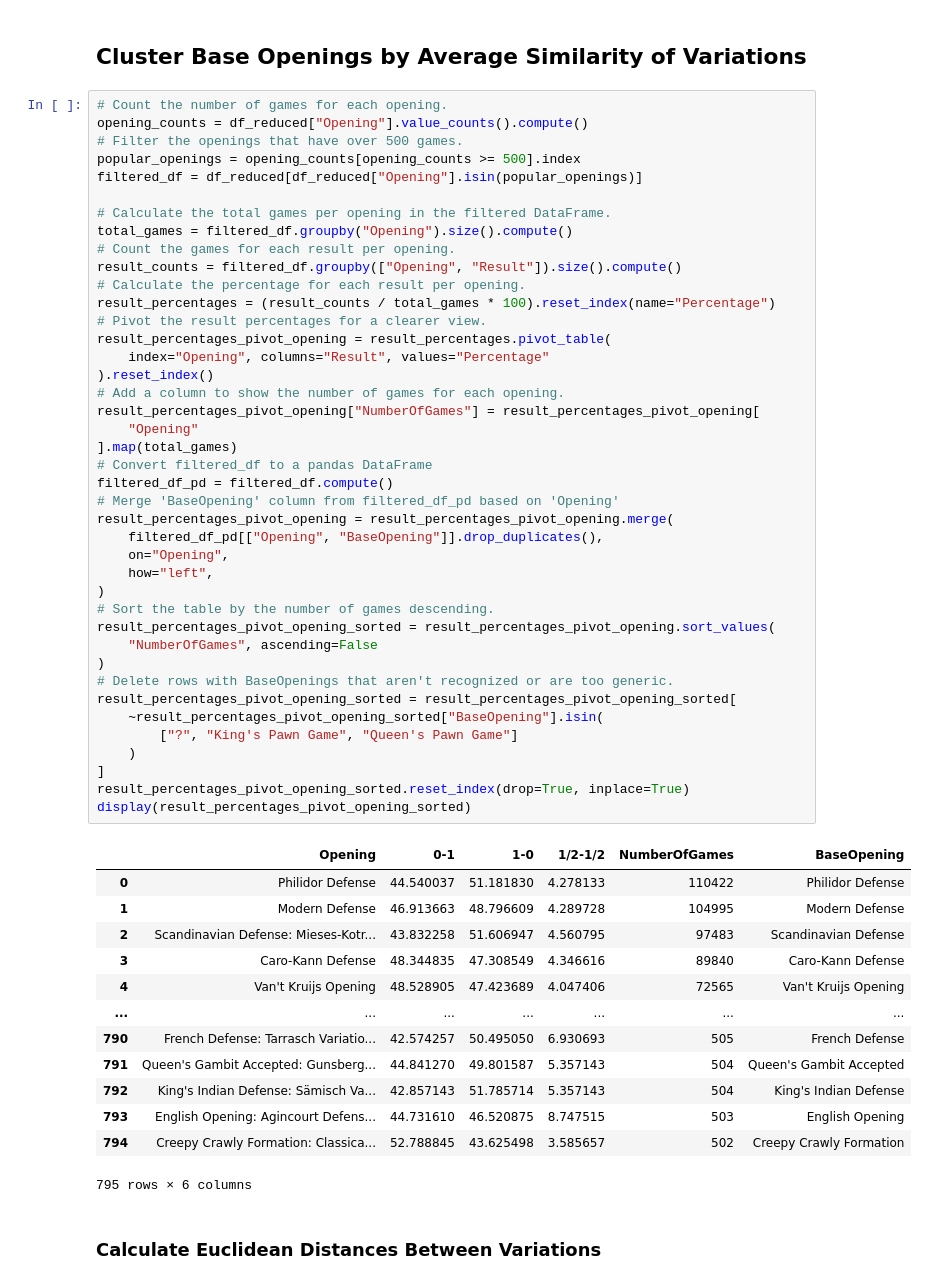
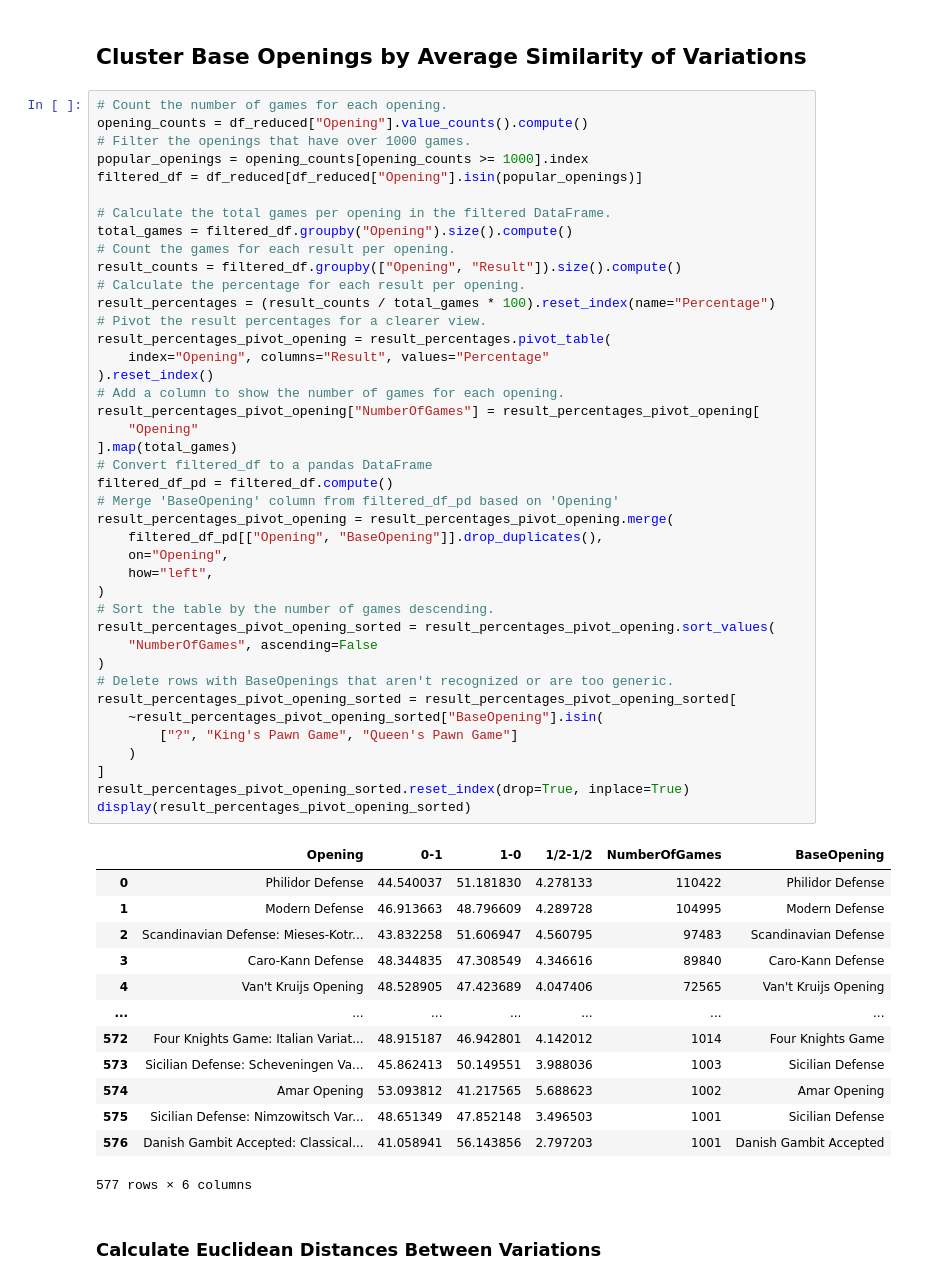
Before and after one commit to IsaacCheng9/machine-learning-in-chess, a Jupyter notebook: src/analyse_chess_data.ipynb, the cells around one changed output. Saved outputs shown, nothing was run; the diff lists cells and outputs as text.

```diff
--- a/src/analyse_chess_data.ipynb
+++ b/src/analyse_chess_data.ipynb
@@ -2645,8 +2645,8 @@ Mean Absolute Error: 6793.425524495394
 # %%
 # Count the number of games for each opening.
 opening_counts = df_reduced["Opening"].value_counts().compute()
-# Filter the openings that have over 500 games.
-popular_openings = opening_counts[opening_counts >= 500].index
+# Filter the openings that have over 1000 games.
+popular_openings = opening_counts[opening_counts >= 1000].index
 filtered_df = df_reduced[df_reduced["Opening"].isin(popular_openings)]
 
 # Calculate the total games per opening in the filtered DataFrame.
@@ -2664,39 +2664,39 @@ result_percentages_pivot_opening["NumberOfGames"] = result_percentages_pivot_ope
     "Opening"
 ].map(total_games)
 # Convert filtered_df to a pandas DataFrame
 filtered_df_pd = filtered_df.compute()
 # Merge 'BaseOpening' column from filtered_df_pd based on 'Opening'
 result_percentages_pivot_opening = result_percentages_pivot_opening.merge(
     filtered_df_pd[["Opening", "BaseOpening"]].drop_duplicates(),
     on="Opening",
     how="left",
 )
 # Sort the table by the number of games descending.
 result_percentages_pivot_opening_sorted = result_percentages_pivot_opening.sort_values(
     "NumberOfGames", ascending=False
 )
 # Delete rows with BaseOpenings that aren't recognized or are too generic.
 result_percentages_pivot_opening_sorted = result_percentages_pivot_opening_sorted[
     ~result_percentages_pivot_opening_sorted["BaseOpening"].isin(
         ["?", "King's Pawn Game", "Queen's Pawn Game"]
     )
 ]
 result_percentages_pivot_opening_sorted.reset_index(drop=True, inplace=True)
 display(result_percentages_pivot_opening_sorted)
 # %% [output]
 |  | Opening | 0-1 | 1-0 | 1/2-1/2 | NumberOfGames | BaseOpening |
 | 0 | Philidor Defense | 44.540037 | 51.181830 | 4.278133 | 110422 | Philidor Defense |
 | 1 | Modern Defense | 46.913663 | 48.796609 | 4.289728 | 104995 | Modern Defense |
 | 2 | Scandinavian Defense: Mieses-Kotr... | 43.832258 | 51.606947 | 4.560795 | 97483 | Scandinavian Defense |
 | 3 | Caro-Kann Defense | 48.344835 | 47.308549 | 4.346616 | 89840 | Caro-Kann Defense |
 | 4 | Van't Kruijs Opening | 48.528905 | 47.423689 | 4.047406 | 72565 | Van't Kruijs Opening |
 | ... | ... | ... | ... | ... | ... | ... |
-| 790 | French Defense: Tarrasch Variatio... | 42.574257 | 50.495050 | 6.930693 | 505 | French Defense |
-| 791 | Queen's Gambit Accepted: Gunsberg... | 44.841270 | 49.801587 | 5.357143 | 504 | Queen's Gambit Accepted |
-| 792 | King's Indian Defense: Sämisch Va... | 42.857143 | 51.785714 | 5.357143 | 504 | King's Indian Defense |
-| 793 | English Opening: Agincourt Defens... | 44.731610 | 46.520875 | 8.747515 | 503 | English Opening |
-| 794 | Creepy Crawly Formation: Classica... | 52.788845 | 43.625498 | 3.585657 | 502 | Creepy Crawly Formation |
+| 572 | Four Knights Game: Italian Variat... | 48.915187 | 46.942801 | 4.142012 | 1014 | Four Knights Game |
+| 573 | Sicilian Defense: Scheveningen Va... | 45.862413 | 50.149551 | 3.988036 | 1003 | Sicilian Defense |
+| 574 | Amar Opening | 53.093812 | 41.217565 | 5.688623 | 1002 | Amar Opening |
+| 575 | Sicilian Defense: Nimzowitsch Var... | 48.651349 | 47.852148 | 3.496503 | 1001 | Sicilian Defense |
+| 576 | Danish Gambit Accepted: Classical... | 41.058941 | 56.143856 | 2.797203 | 1001 | Danish Gambit Accepted |
-795 rows × 6 columns
+577 rows × 6 columns
 # %% [markdown]
 ### Calculate Euclidean Distances Between Variations
 # %%
```
Also changed, not shown: parts of 3 cells of this notebook.
